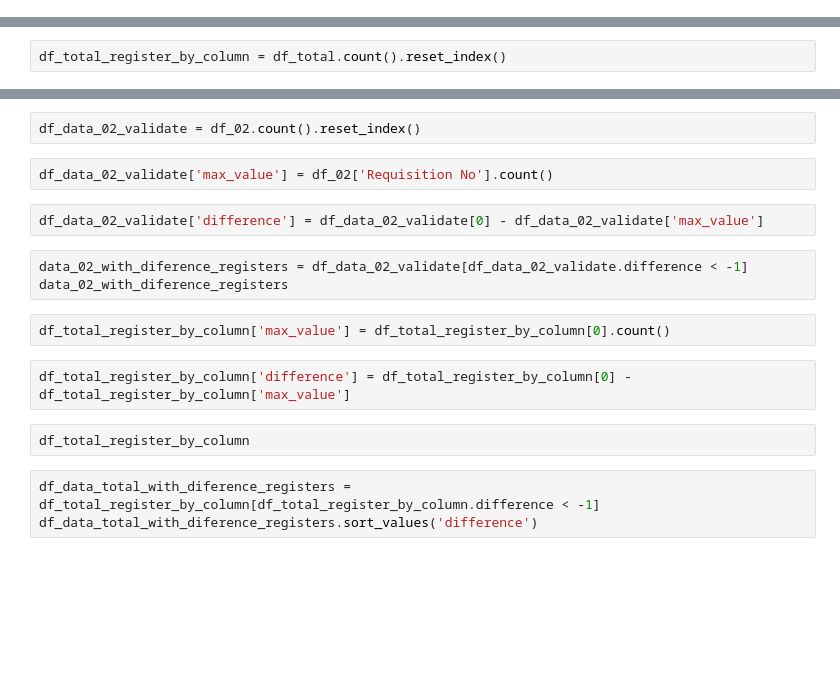
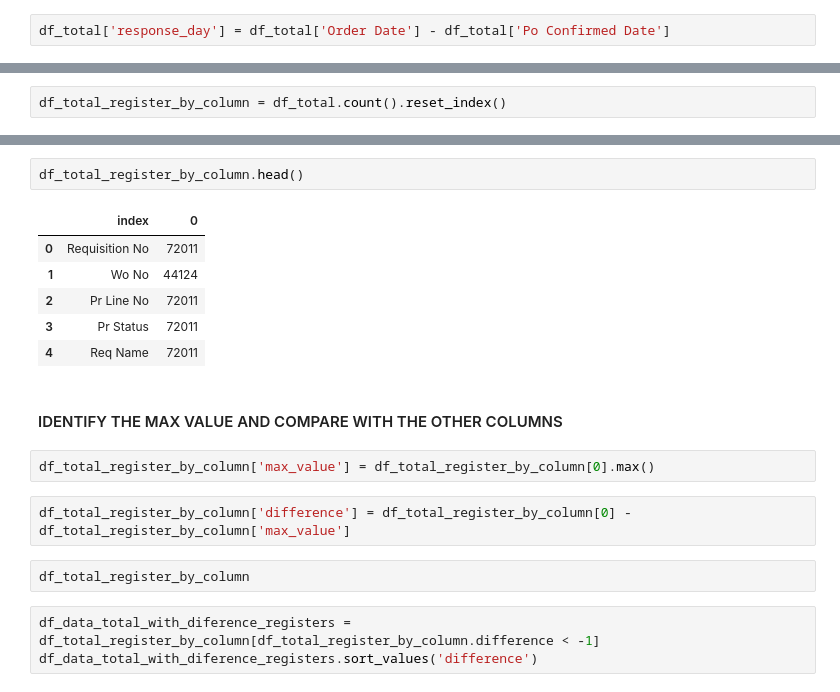
Before and after one commit to jpalaciosdelacruz/jpalacios_master, a Jupyter notebook: process_previous/00_input_data.ipynb, the cells around one changed output, grey strips where cells are left out. Saved outputs shown, nothing was run; the diff lists cells and outputs as text; blank space fills up the shorter version.

```diff
--- a/process_previous/00_input_data.ipynb
+++ b/process_previous/00_input_data.ipynb
@@ -206,0 +347,2 @@ df_total['unique_id'].nunique()
+# %%
+df_total['response_day'] = df_total['Order Date'] - df_total['Po Confirmed Date']
@@ -235,18 +353,20 @@ print(df_total_register_by_column['index'].count())
-# %%
-df_data_02_validate = df_02.count().reset_index()
-# %%
-df_data_02_validate['max_value'] = df_02['Requisition No'].count()
-# %%
-df_data_02_validate['difference'] = df_data_02_validate[0] - df_data_02_validate['max_value']
-# %%
-data_02_with_diference_registers = df_data_02_validate[df_data_02_validate.difference < -1]
-data_02_with_diference_registers
+# %%
+df_total_register_by_column.head()
+# %% [output]
+|  | index | 0 |
+| 0 | Requisition No | 72011 |
+| 1 | Wo No | 44124 |
+| 2 | Pr Line No | 72011 |
+| 3 | Pr Status | 72011 |
+| 4 | Req Name | 72011 |
+# %% [markdown]
+#### IDENTIFY THE MAX VALUE AND COMPARE WITH THE OTHER COLUMNS
 # %%
-df_total_register_by_column['max_value'] = df_total_register_by_column[0].count()
+df_total_register_by_column['max_value'] = df_total_register_by_column[0].max()
 # %%
 df_total_register_by_column['difference'] = df_total_register_by_column[0] - df_total_register_by_column['max_value']
-# %%
-df_total_register_by_column
+# %%
+df_total_register_by_column
 # %%
 df_data_total_with_diference_registers = df_total_register_by_column[df_total_register_by_column.difference < -1]
 df_data_total_with_diference_registers.sort_values('difference')
```
Also changed, not shown: parts of 53 cells of this notebook.
